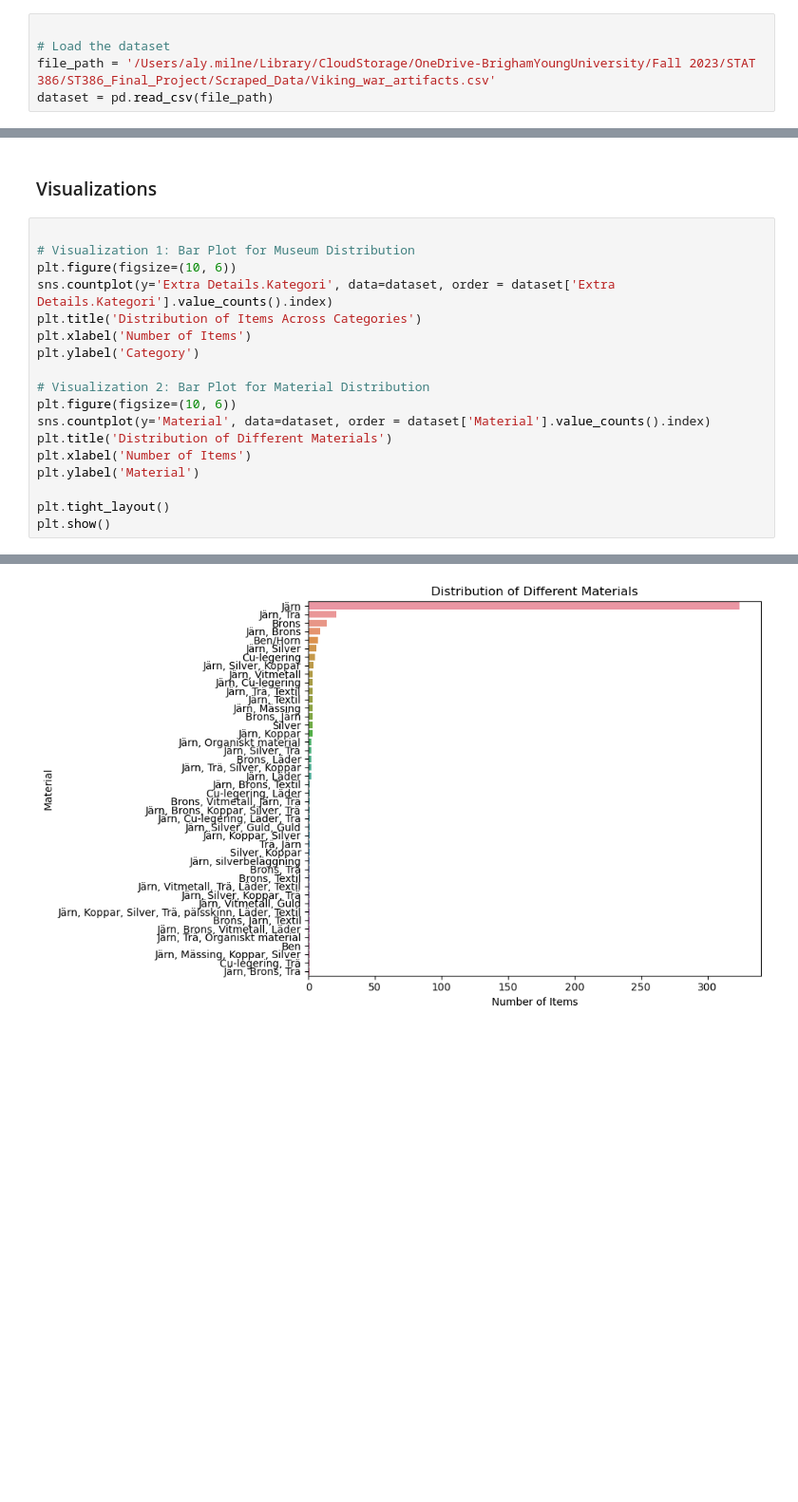
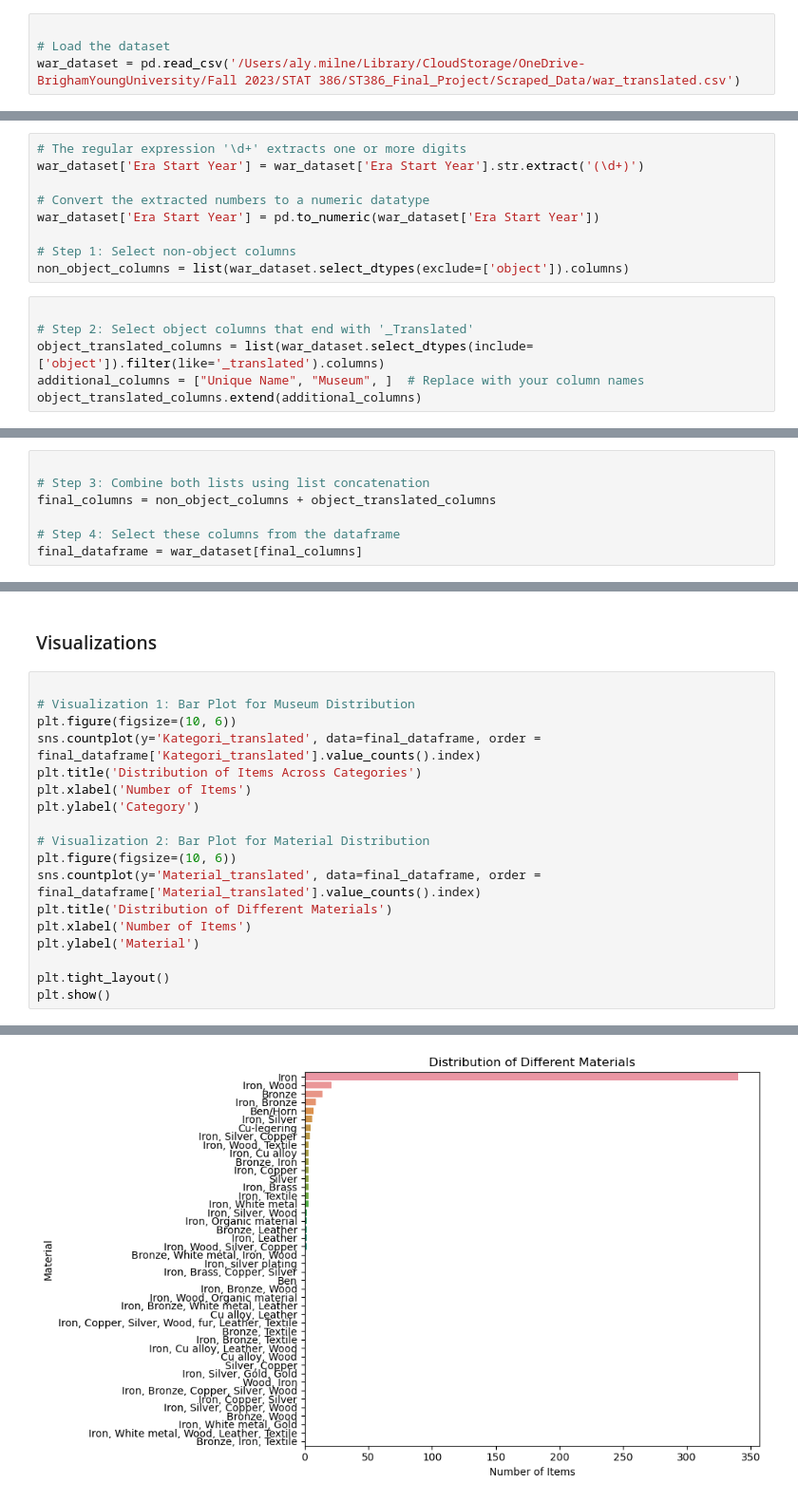
Before and after one commit to alpal923/ST386_Final_Project, a Jupyter notebook: EDA_Stuff/Viking_artifacts_EDA.ipynb, the cells around one changed output, grey strips where cells are left out. Shown at 95% size. Drawn from its saved outputs; the diff is of its cells as text; blank space fills up the shorter version.

```diff
--- a/EDA_Stuff/Viking_artifacts_EDA.ipynb
+++ b/EDA_Stuff/Viking_artifacts_EDA.ipynb
@@ -12,5 +12,4 @@ import json
 # %%
 
 # Load the dataset
-file_path = '/Users/aly.milne/Library/CloudStorage/OneDrive-BrighamYoungUniversity/Fall 2023/STAT 386/ST386_Final_Project/Scraped_Data/Viking_war_artifacts.csv'
-dataset = pd.read_csv(file_path)
+war_dataset = pd.read_csv('/Users/aly.milne/Library/CloudStorage/OneDrive-BrighamYoungUniversity/Fall 2023/STAT 386/ST386_Final_Project/Scraped_Data/war_translated.csv')
@@ -30,0 +19,15 @@ array(['800 – 1100', '550 – 1100', '500 f.Kr. – 1100', '800 – 1250',
+# %%
+# The regular expression '\d+' extracts one or more digits
+war_dataset['Era Start Year'] = war_dataset['Era Start Year'].str.extract('(\d+)')
+
+# Convert the extracted numbers to a numeric datatype
+war_dataset['Era Start Year'] = pd.to_numeric(war_dataset['Era Start Year'])
+
+# Step 1: Select non-object columns
+non_object_columns = list(war_dataset.select_dtypes(exclude=['object']).columns)
+# %%
+
+# Step 2: Select object columns that end with '_Translated'
+object_translated_columns = list(war_dataset.select_dtypes(include=['object']).filter(like='_translated').columns)
+additional_columns = ["Unique Name", "Museum", ]  # Replace with your column names
+object_translated_columns.extend(additional_columns)
@@ -31,3 +38,10 @@ array(['800 – 1100', '550 – 1100', '500 f.Kr. – 1100', '800 – 1250',
+# %%
+
+# Step 3: Combine both lists using list concatenation
+final_columns = non_object_columns + object_translated_columns
+
+# Step 4: Select these columns from the dataframe
+final_dataframe = war_dataset[final_columns]
 # %%
 
 basic_overview = {
@@ -131,14 +121,14 @@ category_distribution
 
 # Visualization 1: Bar Plot for Museum Distribution
 plt.figure(figsize=(10, 6))
-sns.countplot(y='Extra Details.Kategori', data=dataset, order = dataset['Extra Details.Kategori'].value_counts().index)
+sns.countplot(y='Kategori_translated', data=final_dataframe, order = final_dataframe['Kategori_translated'].value_counts().index)
 plt.title('Distribution of Items Across Categories')
 plt.xlabel('Number of Items')
 plt.ylabel('Category')
 
 # Visualization 2: Bar Plot for Material Distribution
 plt.figure(figsize=(10, 6))
-sns.countplot(y='Material', data=dataset, order = dataset['Material'].value_counts().index)
+sns.countplot(y='Material_translated', data=final_dataframe, order = final_dataframe['Material_translated'].value_counts().index)
 plt.title('Distribution of Different Materials')
 plt.xlabel('Number of Items')
 plt.ylabel('Material')
@@ -150 +140 @@ plt.show()
-[figure, old version]
+[figure, new version]
```
Also changed, not shown: parts of 10 cells of this notebook.
